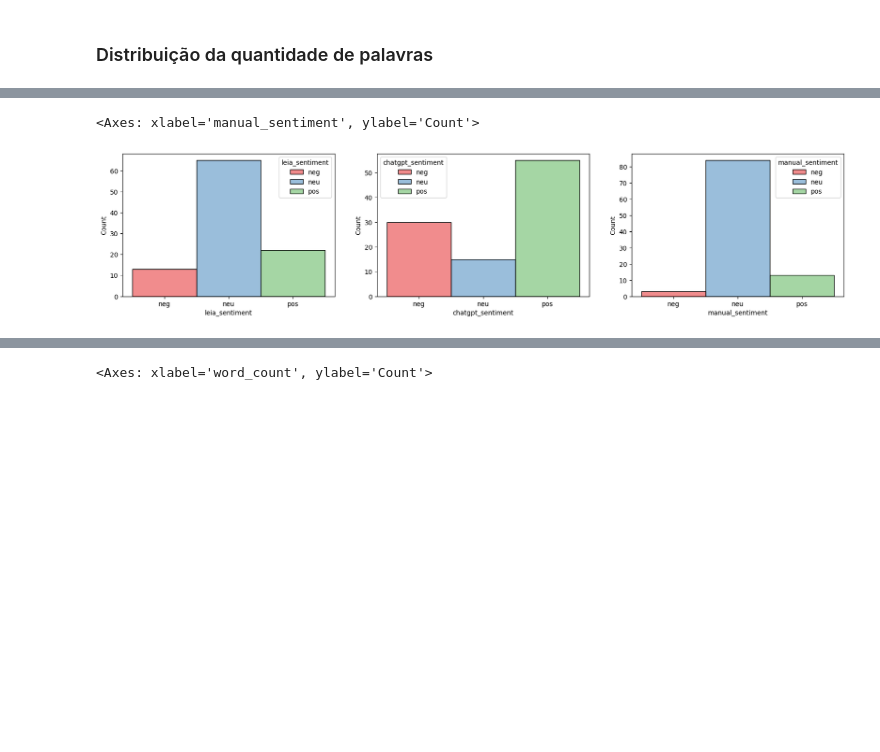
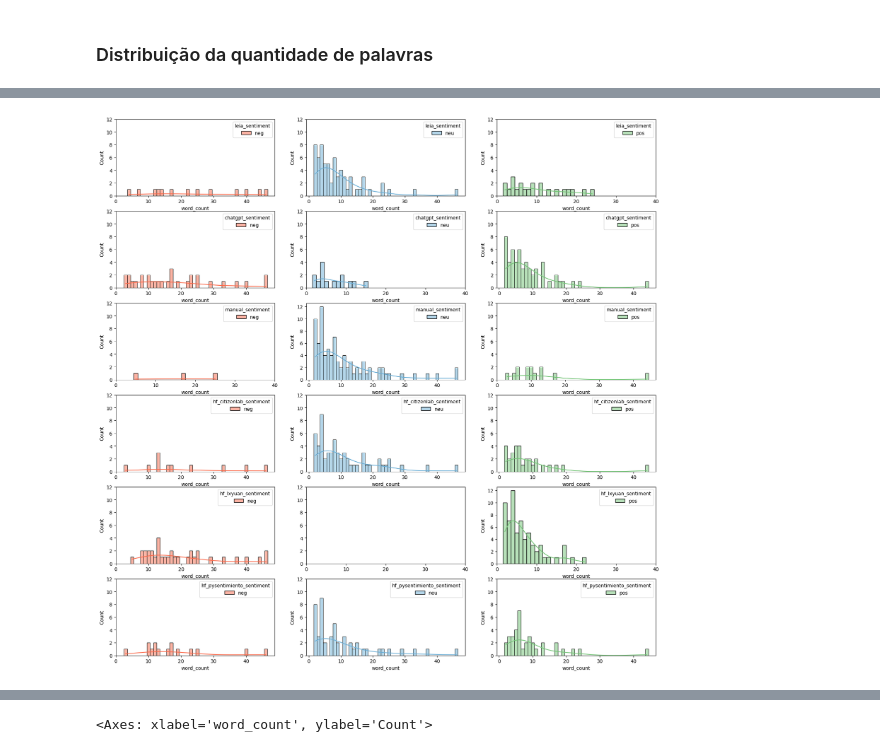
Before and after one commit to thiago-paim/projeto-tera, a Jupyter notebook: notebooks/leia_sentiment_analysis.ipynb, the cells around one changed output, grey strips where cells are left out. Drawn from its saved outputs; the diff is of its cells as text; code cells hidden in the pictures; blank space fills up the shorter version.

```diff
--- a/notebooks/leia_sentiment_analysis.ipynb
+++ b/notebooks/leia_sentiment_analysis.ipynb
@@ -343,0 +455,3 @@ sample_df[['leia_sentiment_score', 'chatgpt_sentiment_score', 'manual_sentiment_
+# %%
+sentiment_cols = ['leia_sentiment', 'chatgpt_sentiment', 'manual_sentiment', 'hf_citizenlab_sentiment', 'hf_lxyuan_sentiment', 'hf_pysentimiento_sentiment']
+sentiment_df = sample_df[sentiment_cols]
@@ -343,0 +568,11 @@ sample_df[['leia_sentiment_score', 'chatgpt_sentiment_score', 'manual_sentiment_
+# %%
+for col in cramer_v.columns:
+    cramer_v[col] = cramer_v[col].astype(float)
+
+sns.heatmap(
+    cramer_v,
+    annot=True,
+    cmap='Purples'
+)
+
+plt.title('Coeficiente V de Cramer')
@@ -520,31 +753,41 @@ See the caveats in the documentation: https://pandas.pydata.org/pandas-docs/stab
 [figure]
 # %%
-# Distribuição de sentimento
-fig, ax = plt.subplots(1, 3, figsize=(20, 4))
+# Distribuição de word count segmentado pelo sentimento
+fig, ax = plt.subplots(6, 3, figsize=(20, 20))
 
-sns.histplot(
-    data=sample_df.sort_values('leia_sentiment'),
-    x="leia_sentiment",
-    hue='leia_sentiment',
-    palette='Set1',
-    ax=ax[0],
-)
+for i, col in enumerate(sentiment_cols):
+    sns.histplot(
+        data=sample_df[sample_df[col] == 'neg'],
+        x="word_count",
+        hue=col,
+        discrete=True,
+        ax=ax[i][0],
+        kde=True,
+        palette="Reds",
+    )
 
-sns.histplot(
-    data=sample_df.sort_values('chatgpt_sentiment'),
-    x="chatgpt_sentiment",
-    hue='chatgpt_sentiment',
-    palette='Set1',
-    ax=ax[1],
-)
+    sns.histplot(
+        data=sample_df[sample_df[col] == 'neu'],
+        x="word_count",
+        hue=col,
+        discrete=True,
+        palette='Blues',
+        ax=ax[i][1],
+        kde=True,
+    )
 
-sns.histplot(
-    data=sample_df.sort_values('manual_sentiment'),
-    x="manual_sentiment",
-    hue='manual_sentiment',
-    palette='Set1',
-    ax=ax[2],
-)
+    sns.histplot(
+        data=sample_df[sample_df[col] == 'pos'],
+        x="word_count",
+        hue=col,
+        discrete=True,
+        palette='Greens',
+        ax=ax[i][2],
+        kde=True,
+    )
+
+for a in ax.flatten():
+    a.set_xticks(range(0, 50, 10))
+    a.set_yticks(range(0, 14, 2))
 # %% [output]
-<Axes: xlabel='manual_sentiment', ylabel='Count'>
-[figure, old version]
+[figure, new version]
```
Also changed, not shown: parts of 37 cells of this notebook.
